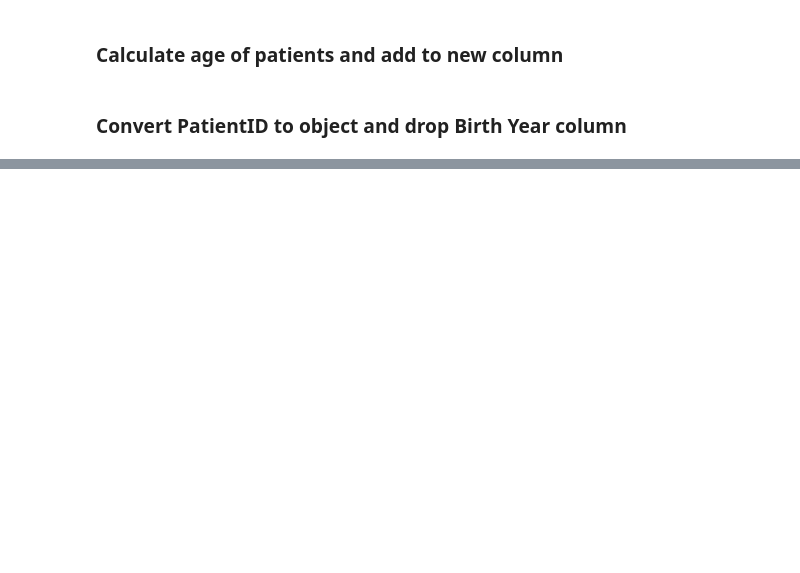
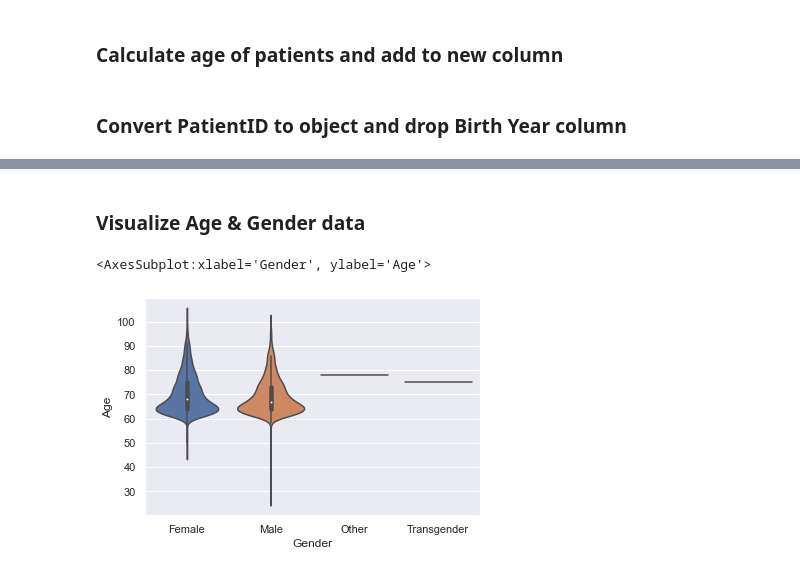
Before and after one commit to Rhunsilval/smile_on_python, a Jupyter notebook: notebooks/eda_age.ipynb, the cells around one changed output, grey strips where cells are left out. Cells and saved outputs as stored; diff of their text form; code cells hidden in the pictures; blank space fills up the shorter version.

```diff
--- a/notebooks/eda_age.ipynb
+++ b/notebooks/eda_age.ipynb
@@ -167,0 +176,10 @@ sns.histplot(
+# %% [markdown]
+### Visualize Age & Gender data
+# %%
+sns.violinplot(
+    y = patient_age_df['Age'],
+    x = patient_age_df['Gender']
+)
+# %% [output]
+<AxesSubplot:xlabel='Gender', ylabel='Age'>
+[figure, added]
```
Also changed, not shown: parts of 16 cells of this notebook.
